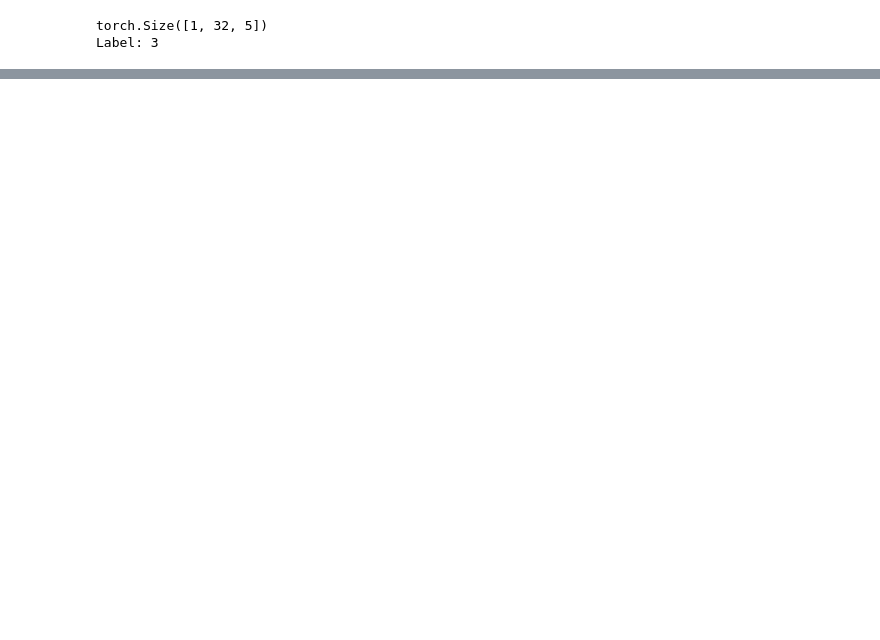
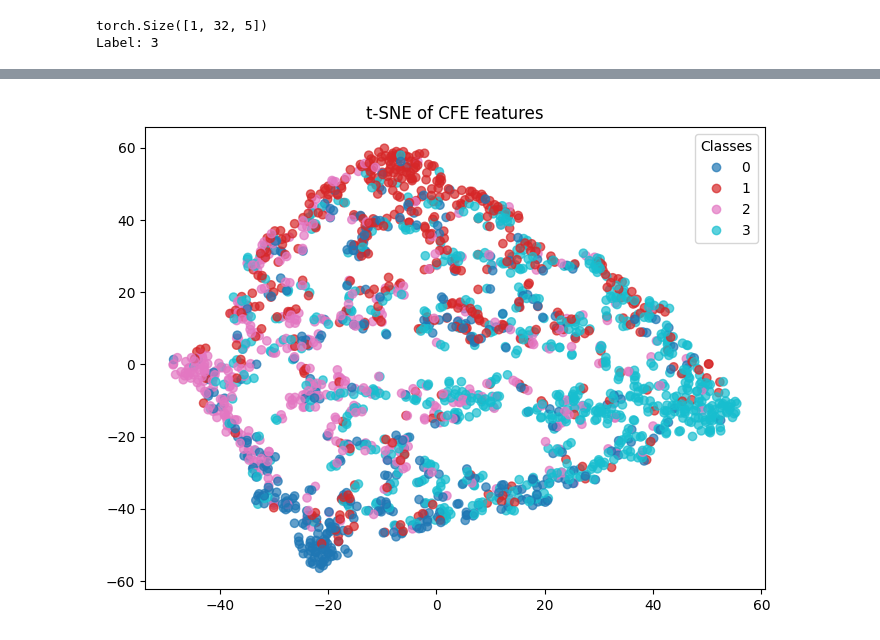
Before and after one commit to hamzaowaisog/EEg-based-Emotion-Recognition, a Jupyter notebook: FYP_2/Hamza/Deap_Qasam_Pakka_Last_Approach.ipynb, the cells around one changed output, grey strips where cells are left out. Saved outputs shown, nothing was run; the diff lists cells and outputs as text; code cells hidden in the pictures; blank space fills up the shorter version.

```diff
--- a/FYP_2/Hamza/Deap_Qasam_Pakka_Last_Approach.ipynb
+++ b/FYP_2/Hamza/Deap_Qasam_Pakka_Last_Approach.ipynb
@@ -118,0 +1160,43 @@ Label: 3
+# %%
+from sklearn.manifold import TSNE
+
+def plot_tsne_features(cfe, sfe, ssc, feature_path, label_path, layer="sfe", num_samples=2000):
+    dataset = DEAPDataset(feature_path, label_path, normalize=True)
+    indices = list(range(len(dataset)))
+    labels = [label for _, label in dataset]
+    _, test_idx, _, _ = train_test_split(indices, labels, test_size=0.2, stratify=labels, random_state=42)
+    test_set = Subset(dataset, test_idx)
+    test_loader = DataLoader(test_set, batch_size=128, shuffle=True)
+
+    all_feats, all_labels = [], []
+
+    with torch.no_grad():
+        for xb, yb in test_loader:
+            xb = xb.to(device)
+            z_cfe= cfe(xb)                     # 64-d
+            z_sfe,_ = sfe(z_cfe)                  # 32-d
+            feats = z_sfe if layer == "sfe" else z_cfe
+            all_feats.append(feats.cpu())
+            all_labels.append(yb)
+
+            if len(torch.cat(all_feats)) >= num_samples:
+                break
+
+    all_feats = torch.cat(all_feats)[:num_samples]
+    all_labels = torch.cat(all_labels)[:num_samples]
+
+    tsne = TSNE(n_components=2, perplexity=30, learning_rate=200, n_iter=1000)
+    tsne_feats = tsne.fit_transform(all_feats)
+
+    # Plot
+    plt.figure(figsize=(8, 6))
+    scatter = plt.scatter(tsne_feats[:, 0], tsne_feats[:, 1], c=all_labels, cmap='tab10', alpha=0.7)
+    plt.legend(*scatter.legend_elements(), title="Classes")
+    plt.title(f"t-SNE of {'SFE' if layer == 'sfe' else 'CFE'} features")
+    plt.savefig(f"plots/qasam_new_tsne_{layer}_features.png")
+    plt.show()
+# %%
+cfe, sfe, ssc = load_trained_model("E:/FYP/Finalise Fyp/EEg-based-Emotion-Recognition/FYP_2/Hamza/checkpoints/qasam_new_best_model.pt")
+
+    # Plot t-SNE from either 'cfe' or 'sfe'
+plot_tsne_features(cfe, sfe, ssc, feature_path, label_path, layer="sfe")
@@ -118,0 +1205,4 @@ Label: 3
+# %%
+plot_tsne_features(cfe, sfe, ssc, feature_path, label_path, layer="cfe")
+# %% [output]
+[figure, added]
```
Also changed, not shown: parts of 20 cells of this notebook, 6 other files.
